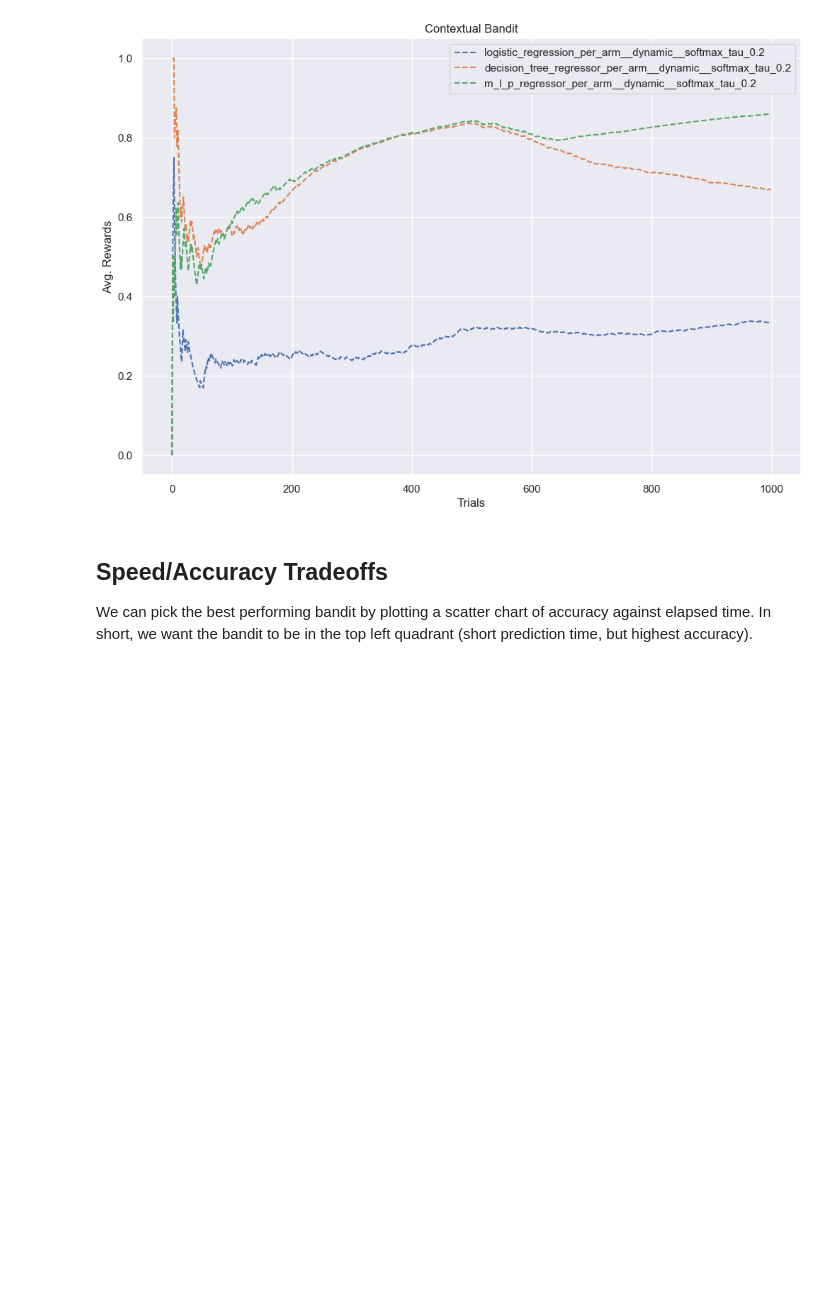
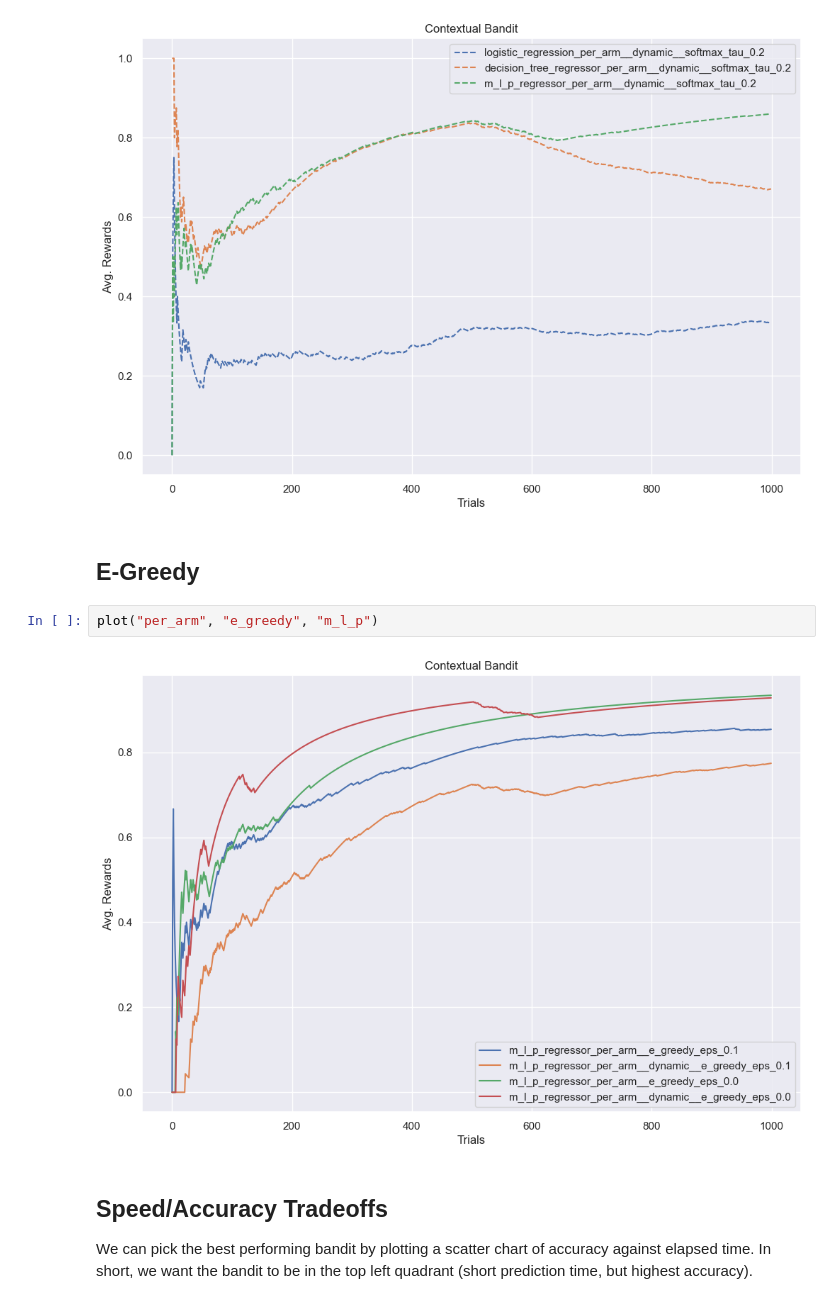
Before and after one commit to alextanhongpin/python-bandit, a Jupyter notebook: 12_modular.ipynb, the cells around one changed output. Cells and saved outputs as stored; diff of their text form; blank space fills up the shorter version.

```diff
--- a/12_modular.ipynb
+++ b/12_modular.ipynb
@@ -296,6 +304,12 @@ plot("m_a_b", "softmax", "dynamic")
 plot("per_arm", "softmax", "dynamic")
 # %% [output]
 [figure]
+# %% [markdown]
+## E-Greedy
+# %%
+plot("per_arm", "e_greedy", "m_l_p")
+# %% [output]
+[figure, added]
 # %% [markdown]
 ## Speed/Accuracy Tradeoffs
 
```
Also changed, not shown: parts of 8 cells of this notebook, 9 other files.
